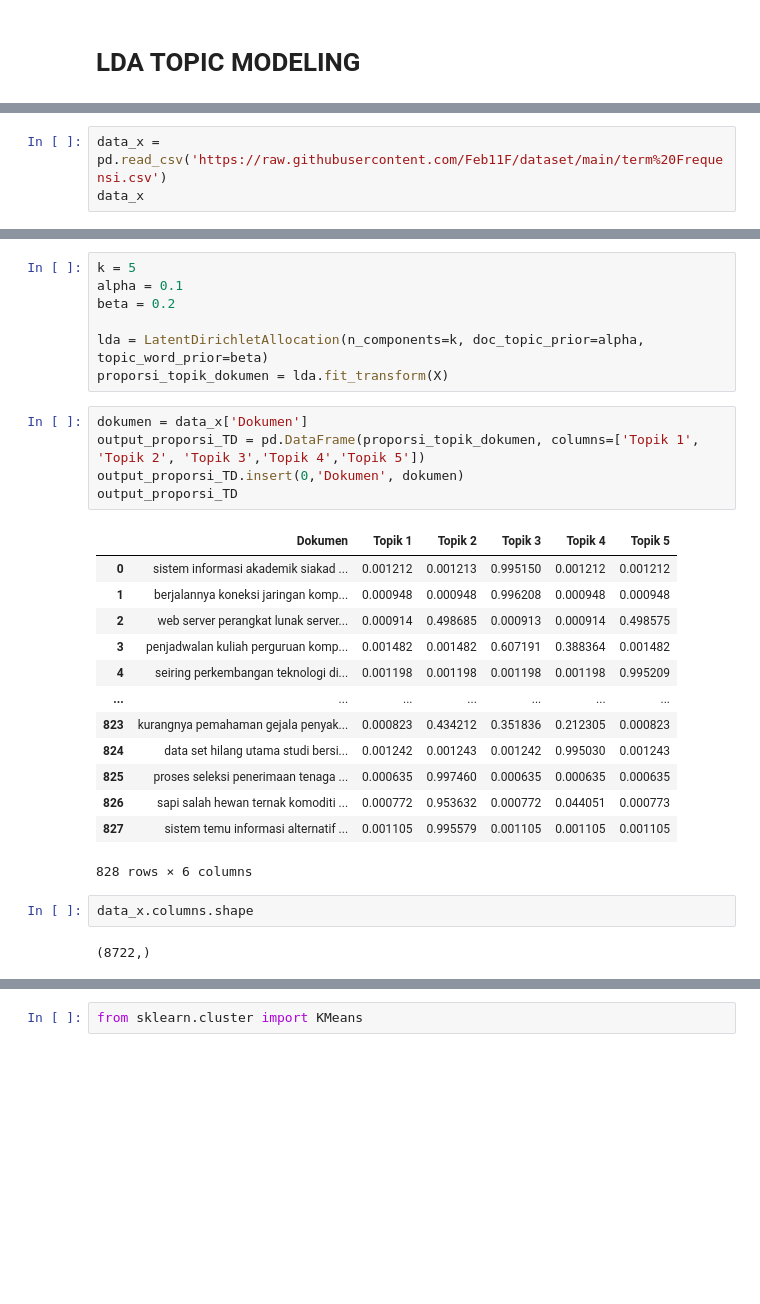
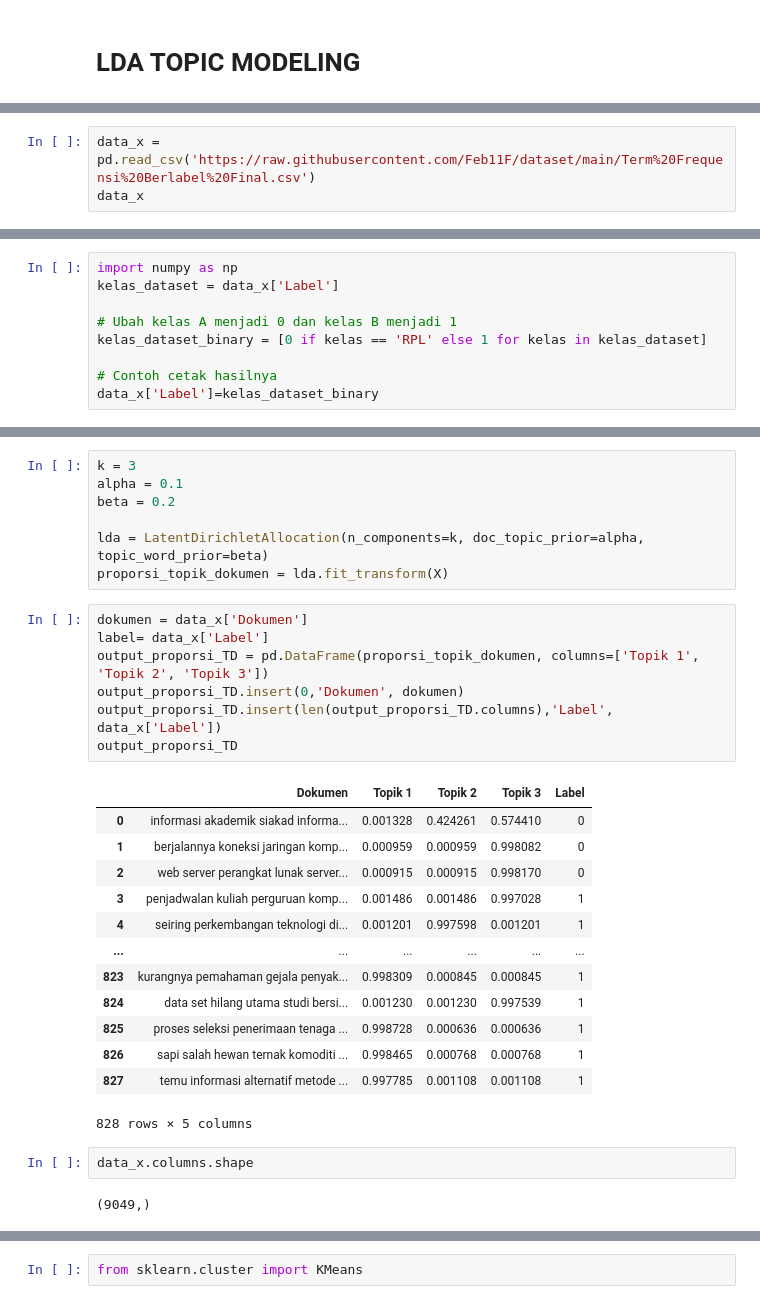
Before and after one commit to Feb11F/ppw, a Jupyter notebook: _sources/LDA.ipynb, the cells around one changed output, grey strips where cells are left out. Drawn from its saved outputs; the diff is of its cells as text; blank space fills up the shorter version.

```diff
--- a/_sources/LDA.ipynb
+++ b/_sources/LDA.ipynb
@@ -6,5 +6,5 @@ import pandas as pda
 # %%
-data_x = pd.read_csv('https://raw.githubusercontent.com/Feb11F/dataset/main/term%20Frequensi.csv')
+data_x = pd.read_csv('https://raw.githubusercontent.com/Feb11F/dataset/main/Term%20Frequensi%20Berlabel%20Final.csv')
 data_x
 # %% [output]
 |  | Dokumen | aalysis | aam | ab | abad | abadi | ability | abjad | absensi | absolut | ... | ... |
@@ -22,0 +23,9 @@ data_x
+# %%
+import numpy as np
+kelas_dataset = data_x['Label']
+
+# Ubah kelas A menjadi 0 dan kelas B menjadi 1
+kelas_dataset_binary = [0 if kelas == 'RPL' else 1 for kelas in kelas_dataset]
+
+# Contoh cetak hasilnya
+data_x['Label']=kelas_dataset_binary
@@ -40,5 +64,5 @@ X
 # %%
-k = 5
+k = 3
 alpha = 0.1
 beta = 0.2
 
@@ -46,27 +70,29 @@ lda = LatentDirichletAllocation(n_components=k, doc_topic_prior=alpha, topic_wor
 proporsi_topik_dokumen = lda.fit_transform(X)
 # %%
 dokumen = data_x['Dokumen']
-output_proporsi_TD = pd.DataFrame(proporsi_topik_dokumen, columns=['Topik 1', 'Topik 2', 'Topik 3','Topik 4','Topik 5'])
+label= data_x['Label']
+output_proporsi_TD = pd.DataFrame(proporsi_topik_dokumen, columns=['Topik 1', 'Topik 2', 'Topik 3'])
 output_proporsi_TD.insert(0,'Dokumen', dokumen)
+output_proporsi_TD.insert(len(output_proporsi_TD.columns),'Label', data_x['Label'])
 output_proporsi_TD
 # %% [output]
-|  | Dokumen | Topik 1 | Topik 2 | Topik 3 | Topik 4 | Topik 5 |
-| 0 | sistem informasi akademik siakad ... | 0.001212 | 0.001213 | 0.995150 | 0.001212 | 0.001212 |
-| 1 | berjalannya koneksi jaringan komp... | 0.000948 | 0.000948 | 0.996208 | 0.000948 | 0.000948 |
-| 2 | web server perangkat lunak server... | 0.000914 | 0.498685 | 0.000913 | 0.000914 | 0.498575 |
-| 3 | penjadwalan kuliah perguruan komp... | 0.001482 | 0.001482 | 0.607191 | 0.388364 | 0.001482 |
-| 4 | seiring perkembangan teknologi di... | 0.001198 | 0.001198 | 0.001198 | 0.001198 | 0.995209 |
-| ... | ... | ... | ... | ... | ... | ... |
-| 823 | kurangnya pemahaman gejala penyak... | 0.000823 | 0.434212 | 0.351836 | 0.212305 | 0.000823 |
-| 824 | data set hilang utama studi bersi... | 0.001242 | 0.001243 | 0.001242 | 0.995030 | 0.001243 |
-| 825 | proses seleksi penerimaan tenaga ... | 0.000635 | 0.997460 | 0.000635 | 0.000635 | 0.000635 |
-| 826 | sapi salah hewan ternak komoditi ... | 0.000772 | 0.953632 | 0.000772 | 0.044051 | 0.000773 |
-| 827 | sistem temu informasi alternatif ... | 0.001105 | 0.995579 | 0.001105 | 0.001105 | 0.001105 |
+|  | Dokumen | Topik 1 | Topik 2 | Topik 3 | Label |
+| 0 | informasi akademik siakad informa... | 0.001328 | 0.424261 | 0.574410 | 0 |
+| 1 | berjalannya koneksi jaringan komp... | 0.000959 | 0.000959 | 0.998082 | 0 |
+| 2 | web server perangkat lunak server... | 0.000915 | 0.000915 | 0.998170 | 0 |
+| 3 | penjadwalan kuliah perguruan komp... | 0.001486 | 0.001486 | 0.997028 | 1 |
+| 4 | seiring perkembangan teknologi di... | 0.001201 | 0.997598 | 0.001201 | 1 |
+| ... | ... | ... | ... | ... | ... |
+| 823 | kurangnya pemahaman gejala penyak... | 0.998309 | 0.000845 | 0.000845 | 1 |
+| 824 | data set hilang utama studi bersi... | 0.001230 | 0.001230 | 0.997539 | 1 |
+| 825 | proses seleksi penerimaan tenaga ... | 0.998728 | 0.000636 | 0.000636 | 1 |
+| 826 | sapi salah hewan ternak komoditi ... | 0.998465 | 0.000768 | 0.000768 | 1 |
+| 827 | temu informasi alternatif metode ... | 0.997785 | 0.001108 | 0.001108 | 1 |
-828 rows × 6 columns
+828 rows × 5 columns
 # %%
 data_x.columns.shape
 # %% [output]
-(8722,)
+(9049,)
 # %%
 # Output distribusi kata pada topik
 distribusi_kata_topik = pd.DataFrame(lda.components_)
```
Also changed, not shown: parts of 9 cells of this notebook, 17 other files.
